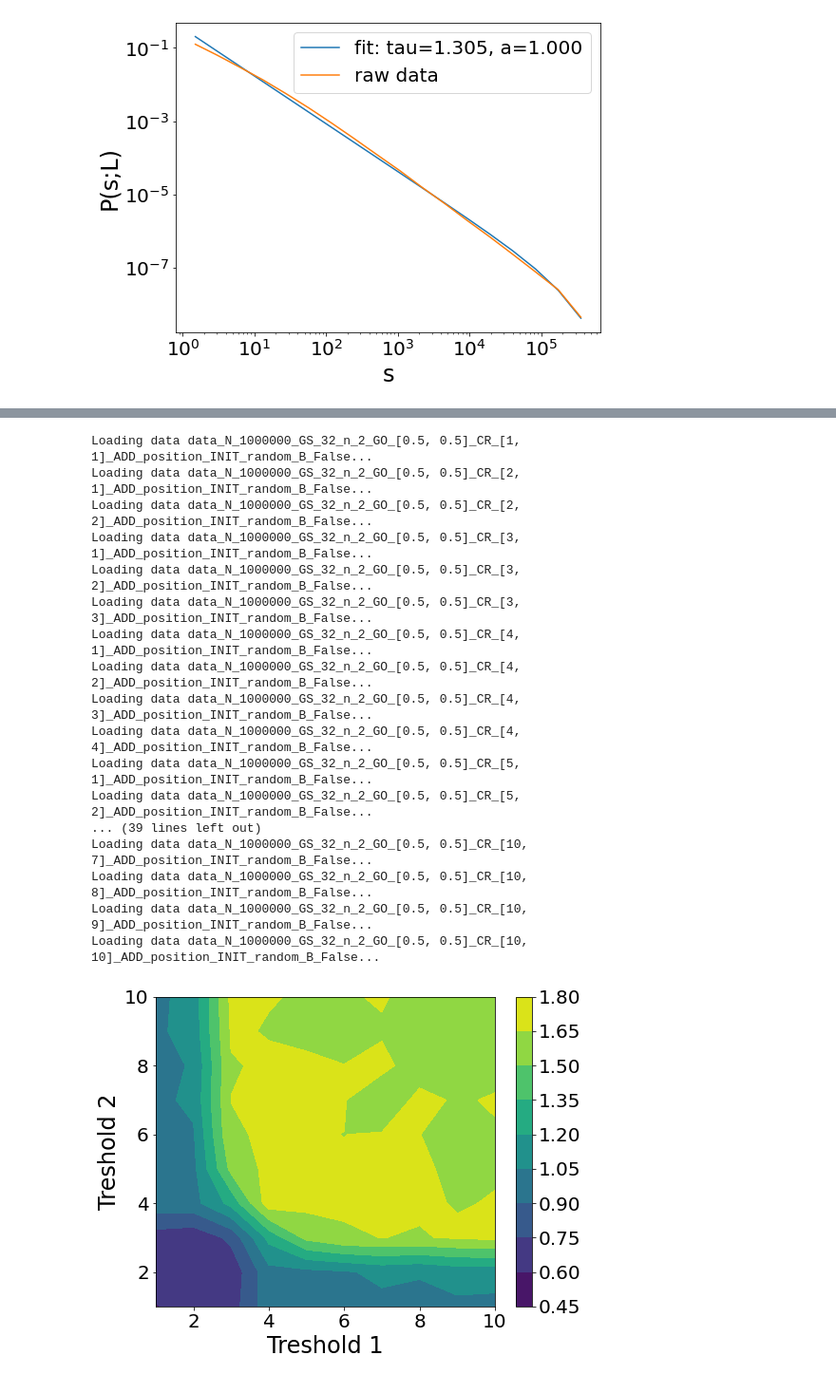
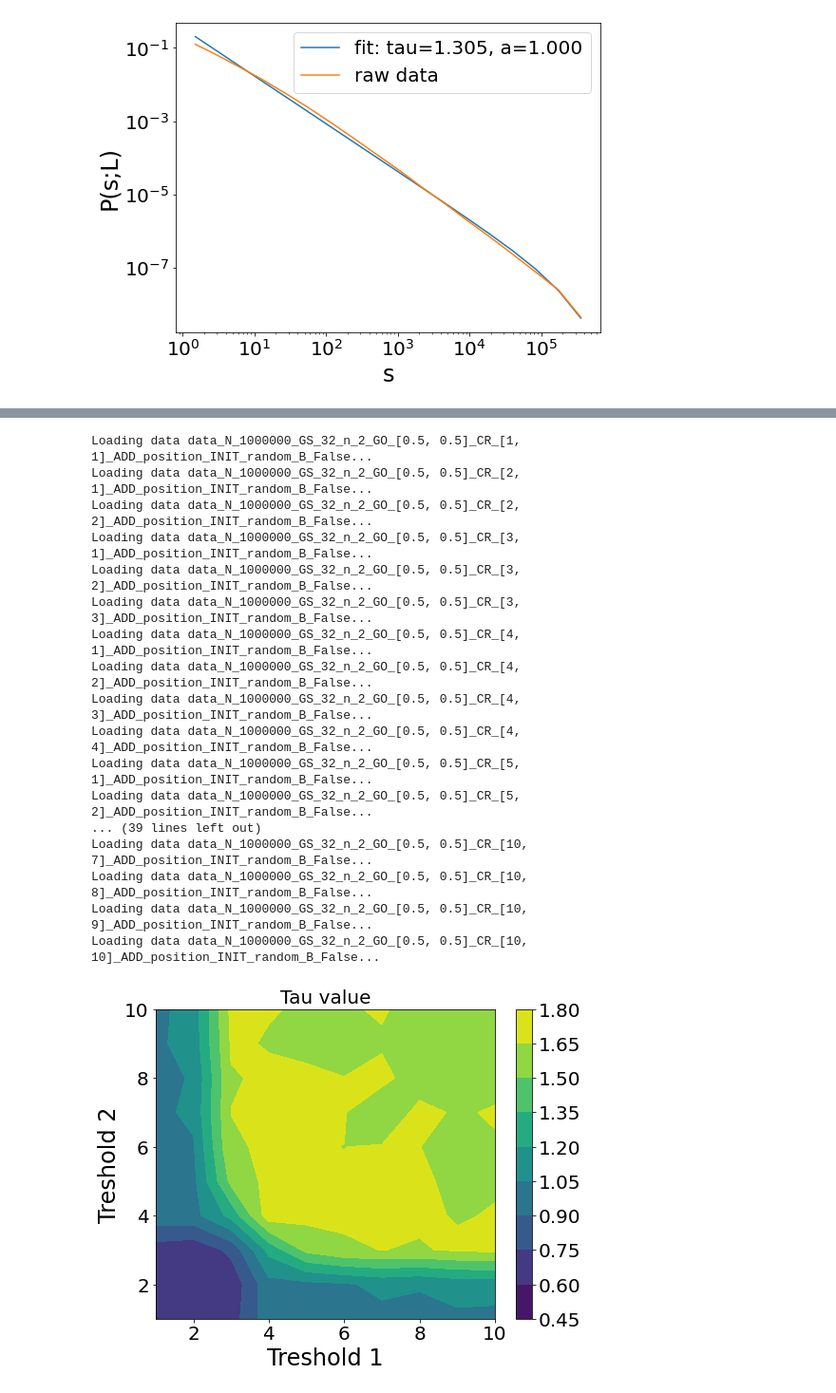
Before and after one commit to Nickvs99/Sandpile, a Jupyter notebook: results.ipynb, the cells around one changed output, grey strips where cells are left out. Shown: that part at 95% size. Cells and saved outputs as stored; diff of their text form; code cells hidden in the pictures.

Commit message:
Added tau variance plots

```diff
--- a/results.ipynb
+++ b/results.ipynb
@@ -24,7 +24,8 @@ plt.rcParams["figure.figsize"] = (8,6)
 # %%
 def get_tau_results(grain_tresholds, **kwargs):
 
-    results = np.zeros((len(grain_tresholds), len(grain_tresholds)))
+    tau_results = np.zeros((len(grain_tresholds), len(grain_tresholds)))
+    variance_results = np.zeros((len(grain_tresholds), len(grain_tresholds)))
 
     # Since the results are symmetric not all possibilies need to be tested
     # eg. the tresholds (1, 2) and (2, 1) should give the same results
@@ -38,10 +39,11 @@ def get_tau_results(grain_tresholds, **kwargs):
             xdata, ydata = model.collect_size_probability_data(n_bins=100)
             popt, pcov = model.calc_fit_parameters(xdata, ydata)
 
-            results[i][j] = popt[0]
+            tau_results[i][j] = popt[0]
+            variance_results[i][j] = pcov[0][0] / popt[0] # relative variance
 
     # Fill the results which previously have been skipped
-    return mirror_matrix(results)
+    return mirror_matrix(tau_results), mirror_matrix(variance_results)
 
 def mirror_matrix(matrix):
     """
@@ -56,9 +58,9 @@ def mirror_matrix(matrix):
 
     return np.maximum(matrix, matrix.transpose())
 
-def plot_tau_results(grain_tresholds, results, title=""):
+def plot_tau_results(grain_tresholds, results, title="", cmap="viridis"):
 
-    plt.contourf(grain_tresholds, grain_tresholds, results)
+    plt.contourf(grain_tresholds, grain_tresholds, results, cmap=cmap)
 
     plt.xlabel("Treshold 1")
     plt.ylabel("Treshold 2")
@@ -159,25 +164,26 @@ Loading data data_N_1000000_GS_32_n_2_GO_[0.5, 0.5]_CR_[10, 10]_ADD_random_INIT_
 # %%
-# Plot tau as a function of two grain tresholds for add_method="random"
+# Plot tau as a function of two grain tresholds for add_method="position"
 
 grain_tresholds = np.arange(1, 11, 1)
-results = get_tau_results(grain_tresholds, grid_size=32, n_steps=1000000, add_method="position")
-plot_tau_results(grain_tresholds, results)
+tau_values, tau_variances = get_tau_results(grain_tresholds, grid_size=32, n_steps=1000000, add_method="position")
+plot_tau_results(grain_tresholds, tau_values, title="Tau value")
+plot_tau_results(grain_tresholds, tau_variances, title="Tau variance")
 # %% [output]
 Loading data data_N_1000000_GS_32_n_2_GO_[0.5, 0.5]_CR_[1, 1]_ADD_position_INIT_random_B_False...
 Loading data data_N_1000000_GS_32_n_2_GO_[0.5, 0.5]_CR_[2, 1]_ADD_position_INIT_random_B_False...
 Loading data data_N_1000000_GS_32_n_2_GO_[0.5, 0.5]_CR_[2, 2]_ADD_position_INIT_random_B_False...
 Loading data data_N_1000000_GS_32_n_2_GO_[0.5, 0.5]_CR_[3, 1]_ADD_position_INIT_random_B_False...
 Loading data data_N_1000000_GS_32_n_2_GO_[0.5, 0.5]_CR_[3, 2]_ADD_position_INIT_random_B_False...
 Loading data data_N_1000000_GS_32_n_2_GO_[0.5, 0.5]_CR_[3, 3]_ADD_position_INIT_random_B_False...
 Loading data data_N_1000000_GS_32_n_2_GO_[0.5, 0.5]_CR_[4, 1]_ADD_position_INIT_random_B_False...
 Loading data data_N_1000000_GS_32_n_2_GO_[0.5, 0.5]_CR_[4, 2]_ADD_position_INIT_random_B_False...
 Loading data data_N_1000000_GS_32_n_2_GO_[0.5, 0.5]_CR_[4, 3]_ADD_position_INIT_random_B_False...
 Loading data data_N_1000000_GS_32_n_2_GO_[0.5, 0.5]_CR_[4, 4]_ADD_position_INIT_random_B_False...
 Loading data data_N_1000000_GS_32_n_2_GO_[0.5, 0.5]_CR_[5, 1]_ADD_position_INIT_random_B_False...
 Loading data data_N_1000000_GS_32_n_2_GO_[0.5, 0.5]_CR_[5, 2]_ADD_position_INIT_random_B_False...
 ... (39 lines left out)
 Loading data data_N_1000000_GS_32_n_2_GO_[0.5, 0.5]_CR_[10, 7]_ADD_position_INIT_random_B_False...
 Loading data data_N_1000000_GS_32_n_2_GO_[0.5, 0.5]_CR_[10, 8]_ADD_position_INIT_random_B_False...
 Loading data data_N_1000000_GS_32_n_2_GO_[0.5, 0.5]_CR_[10, 9]_ADD_position_INIT_random_B_False...
 Loading data data_N_1000000_GS_32_n_2_GO_[0.5, 0.5]_CR_[10, 10]_ADD_position_INIT_random_B_False...
-[figure, old version]
+[figure, new version]
```
Also changed, not shown: parts of 3 cells of this notebook.
